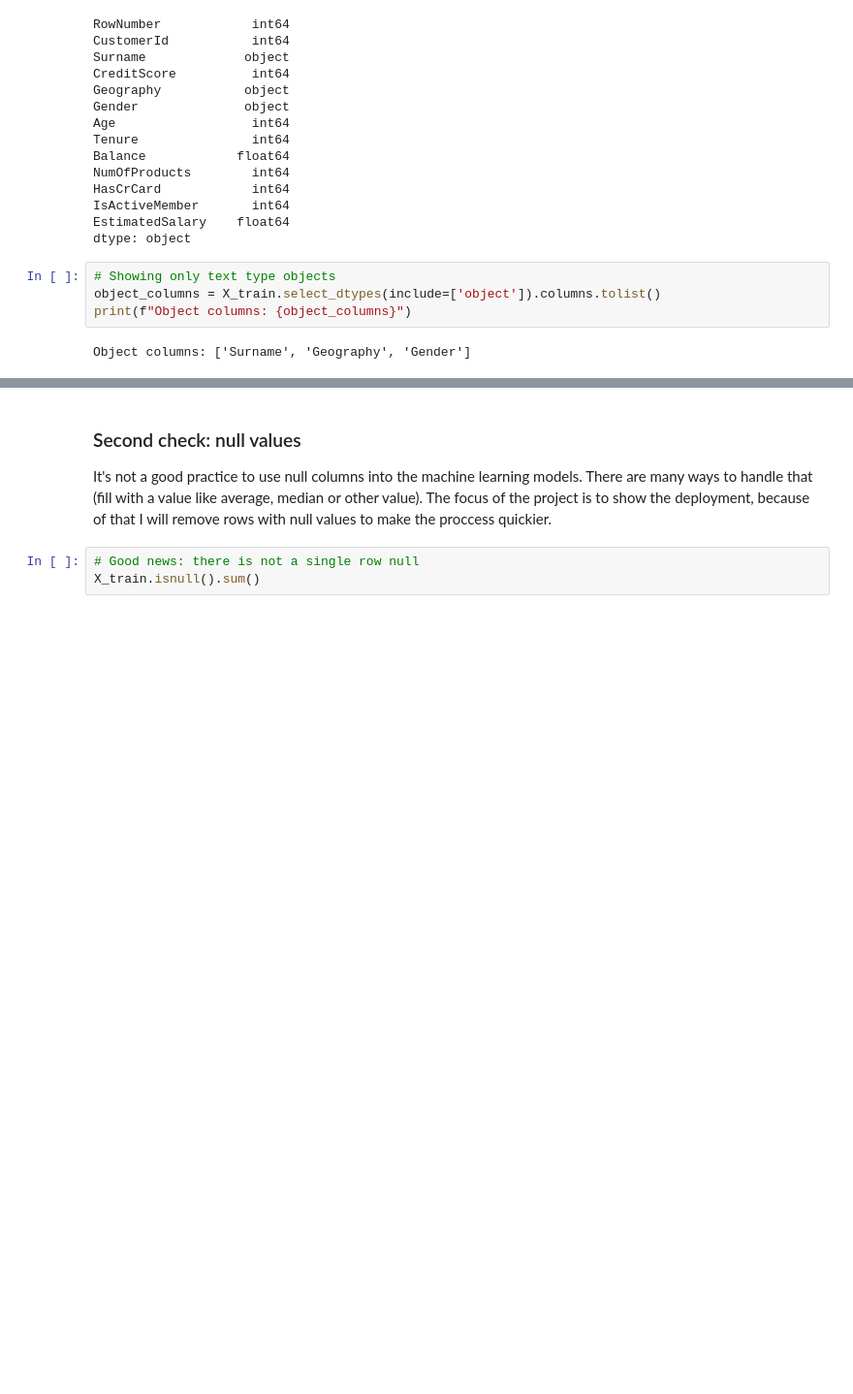
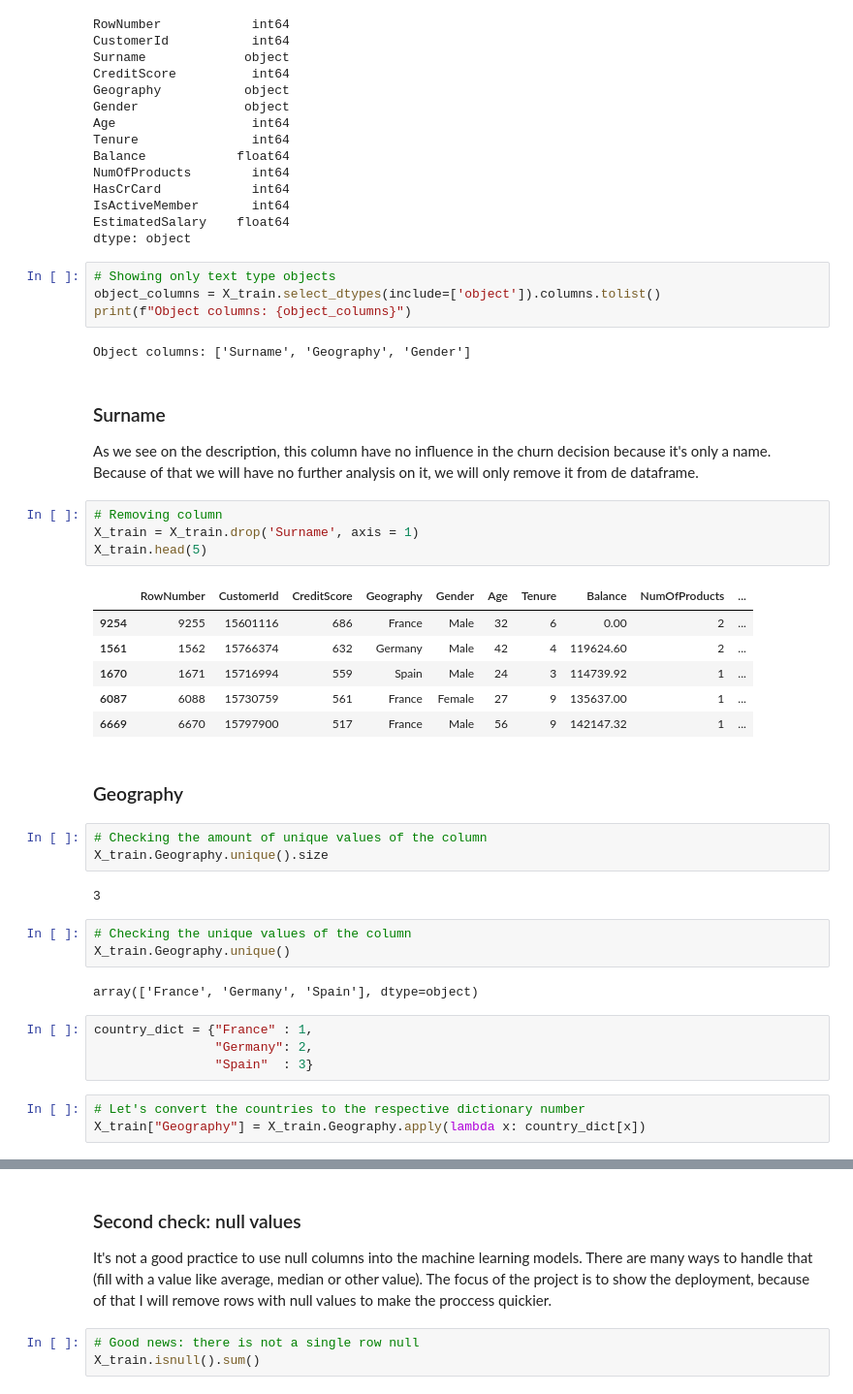
Before and after one commit to barrenha95/maturity_0_manual_deployment, a Jupyter notebook: model_training.ipynb, the cells around one changed output, grey strips where cells are left out. Shown at 97% size. Saved outputs shown, nothing was run; the diff lists cells and outputs as text; blank space fills up the shorter version.

```diff
--- a/model_training.ipynb
+++ b/model_training.ipynb
@@ -85,3 +89,37 @@ object_columns = X_train.select_dtypes(include=['object']).columns.tolist()
 print(f"Object columns: {object_columns}")
 # %% [output]
 Object columns: ['Surname', 'Geography', 'Gender']
+# %% [markdown]
+### Surname
+As we see on the description, this column have no influence in the churn decision because it's only a name.
+Because of that we will have no further analysis on it, we will only remove it from de dataframe.
+# %%
+# Removing column
+X_train = X_train.drop('Surname', axis = 1)
+X_train.head(5)
+# %% [output]
+|  | RowNumber | CustomerId | CreditScore | Geography | Gender | Age | Tenure | Balance | NumOfProducts | ... |
+| 9254 | 9255 | 15601116 | 686 | France | Male | 32 | 6 | 0.00 | 2 | ... |
+| 1561 | 1562 | 15766374 | 632 | Germany | Male | 42 | 4 | 119624.60 | 2 | ... |
+| 1670 | 1671 | 15716994 | 559 | Spain | Male | 24 | 3 | 114739.92 | 1 | ... |
+| 6087 | 6088 | 15730759 | 561 | France | Female | 27 | 9 | 135637.00 | 1 | ... |
+| 6669 | 6670 | 15797900 | 517 | France | Male | 56 | 9 | 142147.32 | 1 | ... |
+# %% [markdown]
+### Geography
+# %%
+# Checking the amount of unique values of the column
+X_train.Geography.unique().size
+# %% [output]
+3
+# %%
+# Checking the unique values of the column
+X_train.Geography.unique()
+# %% [output]
+array(['France', 'Germany', 'Spain'], dtype=object)
+# %%
+country_dict = {"France" : 1,
+                "Germany": 2,
+                "Spain"  : 3}
+# %%
+# Let's convert the countries to the respective dictionary number
+X_train["Geography"] = X_train.Geography.apply(lambda x: country_dict[x])
```
Also changed, not shown: parts of 12 cells of this notebook.
